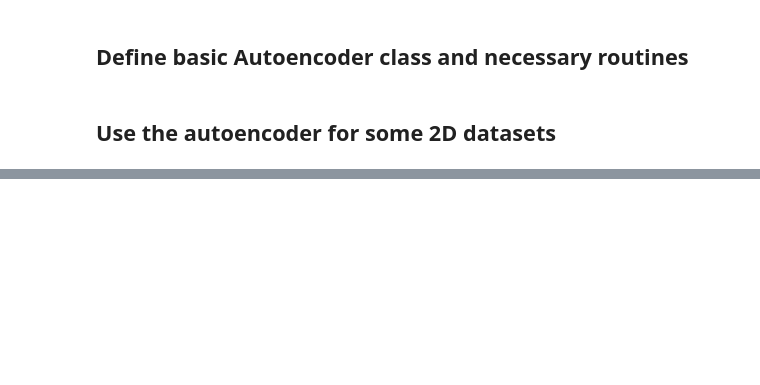
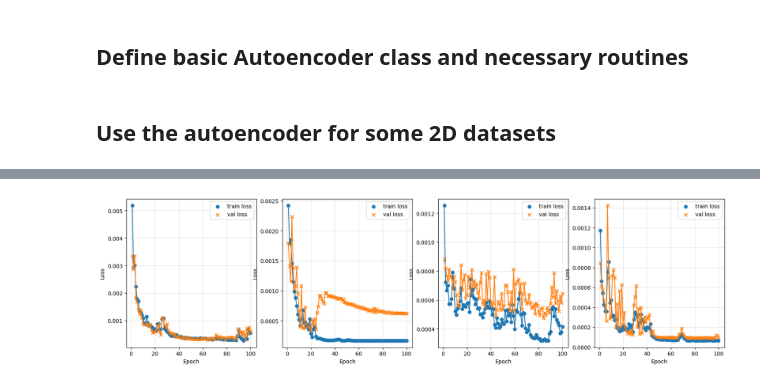
Before and after one commit to CKleiber/SciML-Seminar, a Jupyter notebook: main.ipynb, the cells around one changed output, grey strips where cells are left out. Drawn from its saved outputs; the diff is of its cells as text; code cells hidden in the pictures; blank space fills up the shorter version.

```diff
--- a/main.ipynb
+++ b/main.ipynb
@@ -164,0 +166,36 @@ for i, (dataset_name, dataset) in enumerate(datasets.items()):
+# %%
+# train autoencoders
+
+n_epochs = 100
+batch_size = 32
+
+loss_histories = {}
+
+for dataset_name, dataset in datasets.items():
+    # split dataset into train and val
+    X_train, X_val = train_test_split(dataset, test_size=0.2)
+
+    # train autoencoder
+    loss_history = train_autoencoder(autoencoder_moons, torch.Tensor(X_train), torch.Tensor(X_val), n_epochs=n_epochs, batch_size=batch_size, verbose=False)
+    loss_histories[dataset_name] = loss_history
+
+# plot loss history
+
+fig, ax = plt.subplots(1, 4, figsize=(20, 5))
+
+for i, (dataset_name, loss_history) in enumerate(loss_histories.items()):
+    epochs_linspace = np.linspace(1, len(loss_history['train']), len(loss_history['train']))
+
+    ax[i].scatter(epochs_linspace, loss_history['train'], label='train loss', marker='o')
+    ax[i].scatter(epochs_linspace, loss_history['val'], label='val loss', marker='x')
+
+    ax[i].plot(epochs_linspace, loss_history['train'])
+    ax[i].plot(epochs_linspace, loss_history['val'])
+
+    ax[i].set_xlabel('Epoch')
+    ax[i].set_ylabel('Loss')
+
+    ax[i].grid(alpha=0.35)
+    ax[i].legend()
+# %% [output]
+[figure, added]
```
Also changed, not shown: parts of 4 cells of this notebook.
